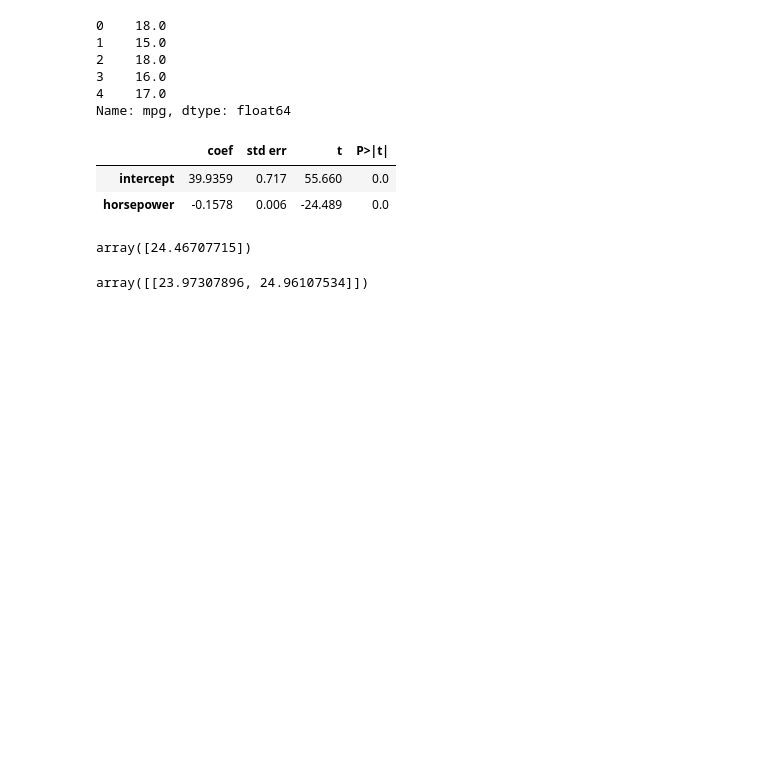
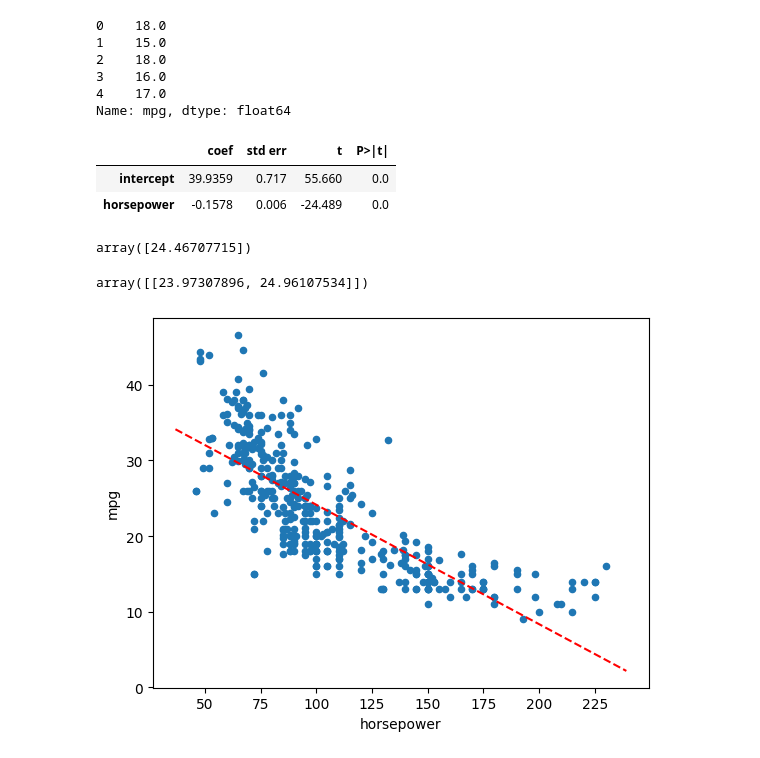
Before and after one commit to yxu148/ISLP_labs, a Jupyter notebook: homework/chapt3/question8.ipynb, the cells around one changed output. Cells and saved outputs as stored; diff of their text form; code cells hidden in the pictures; blank space fills up the shorter version.

```diff
--- a/homework/chapt3/question8.ipynb
+++ b/homework/chapt3/question8.ipynb
@@ -73,3 +76,14 @@ array([24.46707715])
 new_predictions.conf_int(alpha = 0.05)
 # %% [output]
 array([[23.97307896, 24.96107534]])
+# %%
+def draw_line(ax, b, k, *args, **kwargs):
+    # add a line with slope k and intercept b to axis ax
+    xlim = ax.get_xlim()
+    ylim = [k * xlim[0] + b, k * xlim[1] + b]
+    ax.plot(xlim, ylim, *args, **kwargs)
+# %%
+ax = auto.plot('horsepower', 'mpg', 'scatter')
+draw_line(ax, results.params[0], results.params[1], 'r--')
+# %% [output]
+[figure, added]
```
Also changed, not shown: parts of 15 cells of this notebook.
